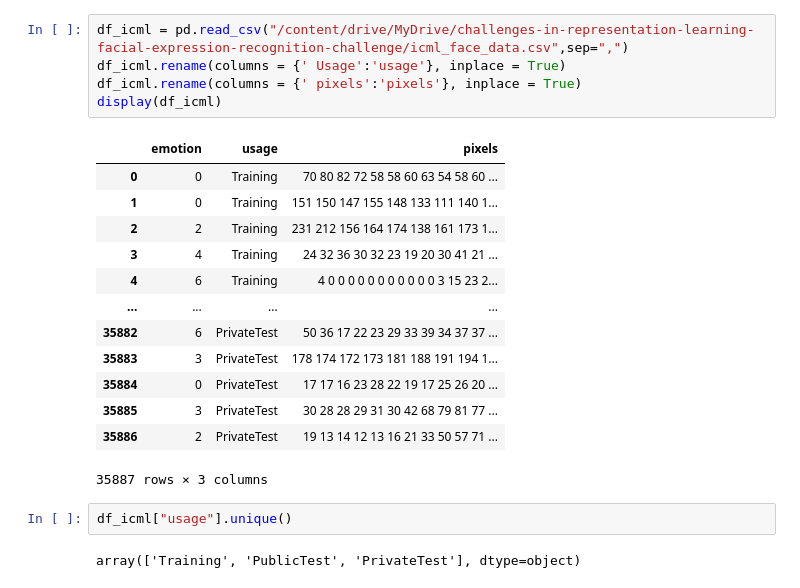
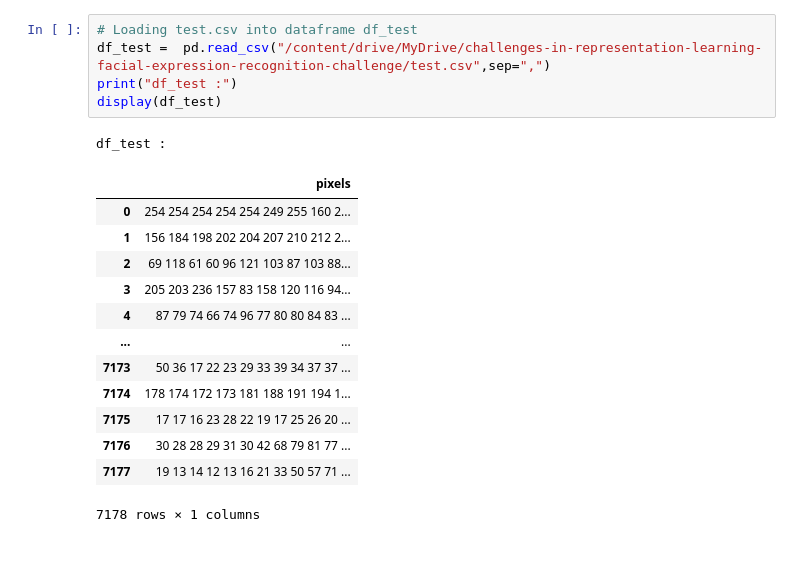
Before and after one commit to matteo-bertini/Facial-Expression-Recognition, a Jupyter notebook: Exploratory_Data_Analysis.ipynb, the cells around one changed output. Saved outputs shown, nothing was run; the diff lists cells and outputs as text; blank space fills up the shorter version.

Commit message:
Update Exploratory_Data_Analysis.ipynb
Updated Exploratory Data Analisys.
TODO: dataframe histogram

```diff
--- a/Exploratory_Data_Analysis.ipynb
+++ b/Exploratory_Data_Analysis.ipynb
@@ -12,23 +53,20 @@ import pandas as pd
 # %%
-df_icml = pd.read_csv("/content/drive/MyDrive/challenges-in-representation-learning-facial-expression-recognition-challenge/icml_face_data.csv",sep=",")
-df_icml.rename(columns = {' Usage':'usage'}, inplace = True)
-df_icml.rename(columns = {' pixels':'pixels'}, inplace = True)
-display(df_icml)
+# Loading test.csv into dataframe df_test
+df_test =  pd.read_csv("/content/drive/MyDrive/challenges-in-representation-learning-facial-expression-recognition-challenge/test.csv",sep=",")
+print("df_test :")
+display(df_test)
 # %% [output]
+df_test :
-|  | emotion | usage | pixels |
-| 0 | 0 | Training | 70 80 82 72 58 58 60 63 54 58 60 ... |
-| 1 | 0 | Training | 151 150 147 155 148 133 111 140 1... |
-| 2 | 2 | Training | 231 212 156 164 174 138 161 173 1... |
-| 3 | 4 | Training | 24 32 36 30 32 23 19 20 30 41 21 ... |
-| 4 | 6 | Training | 4 0 0 0 0 0 0 0 0 0 0 0 3 15 23 2... |
-| ... | ... | ... | ... |
-| 35882 | 6 | PrivateTest | 50 36 17 22 23 29 33 39 34 37 37 ... |
-| 35883 | 3 | PrivateTest | 178 174 172 173 181 188 191 194 1... |
-| 35884 | 0 | PrivateTest | 17 17 16 23 28 22 19 17 25 26 20 ... |
-| 35885 | 3 | PrivateTest | 30 28 28 29 31 30 42 68 79 81 77 ... |
-| 35886 | 2 | PrivateTest | 19 13 14 12 13 16 21 33 50 57 71 ... |
+|  | pixels |
+| 0 | 254 254 254 254 254 249 255 160 2... |
+| 1 | 156 184 198 202 204 207 210 212 2... |
+| 2 | 69 118 61 60 96 121 103 87 103 88... |
+| 3 | 205 203 236 157 83 158 120 116 94... |
+| 4 | 87 79 74 66 74 96 77 80 80 84 83 ... |
+| ... | ... |
+| 7173 | 50 36 17 22 23 29 33 39 34 37 37 ... |
+| 7174 | 178 174 172 173 181 188 191 194 1... |
+| 7175 | 17 17 16 23 28 22 19 17 25 26 20 ... |
+| 7176 | 30 28 28 29 31 30 42 68 79 81 77 ... |
+| 7177 | 19 13 14 12 13 16 21 33 50 57 71 ... |
-35887 rows × 3 columns
+7178 rows × 1 columns
-# %%
-df_icml["usage"].unique()
-# %% [output]
-array(['Training', 'PublicTest', 'PrivateTest'], dtype=object)
```
Also changed, not shown: parts of 17 cells of this notebook.
